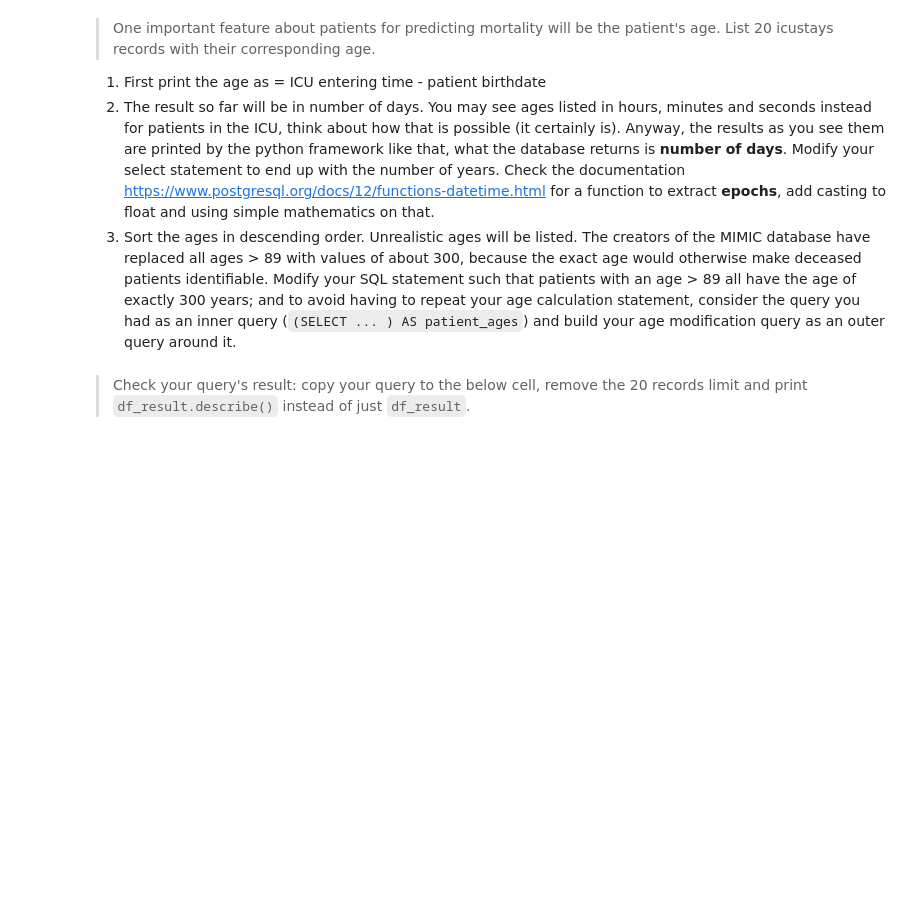
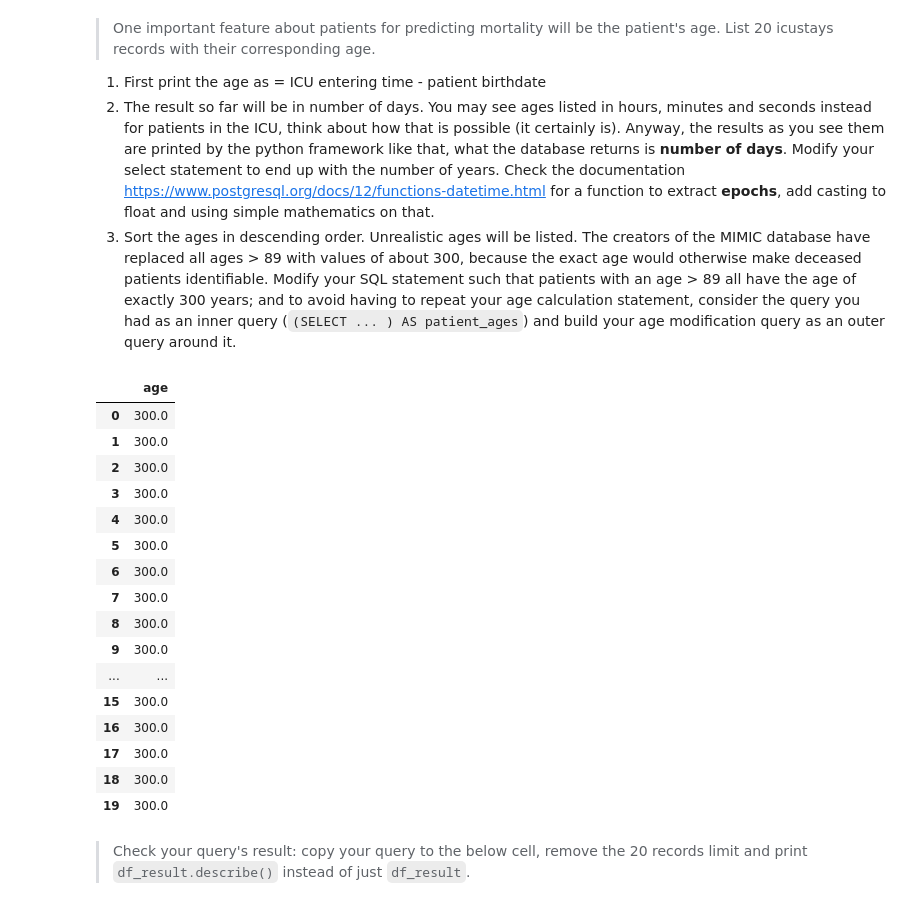
Before and after one commit to cesarz10/Data-Analytics-Healthcare, a Jupyter notebook: Lab_1_SQL.ipynb, the cells around one changed output. Saved outputs shown, nothing was run; the diff lists cells and outputs as text; code cells hidden in the pictures; blank space fills up the shorter version.

```diff
--- a/Lab_1_SQL.ipynb
+++ b/Lab_1_SQL.ipynb
@@ -526,3 +540,40 @@ df_result
+# %%
+query= """
+SELECT
+    CASE
+        WHEN age>89 THEN 300
+        ELSE age
+    END
+FROM (SELECT EXTRACT(EPOCH FROM (intime - dob) / (3600 * 24 * 365.25)) "age"
+    FROM mimiciii.patients JOIN mimiciii.icustays USING(subject_id)) as "patient_ages"
+
+ORDER BY patient_ages DESC
+LIMIT 20;
+"""
+
+# YOUR CODE HERE
+# raise NotImplementedError()
+
+df_result = pd.read_sql_query(query, conn)
+df_result
+# %% [output]
+|  | age |
+| 0 | 300.0 |
+| 1 | 300.0 |
+| 2 | 300.0 |
+| 3 | 300.0 |
+| 4 | 300.0 |
+| 5 | 300.0 |
+| 6 | 300.0 |
+| 7 | 300.0 |
+| 8 | 300.0 |
+| 9 | 300.0 |
+| ... | ... |
+| 15 | 300.0 |
+| 16 | 300.0 |
+| 17 | 300.0 |
+| 18 | 300.0 |
+| 19 | 300.0 |
 # %%
 ############################# READ ONLY #############################
 # %% [markdown]
```
Also changed, not shown: parts of 12 cells of this notebook.
